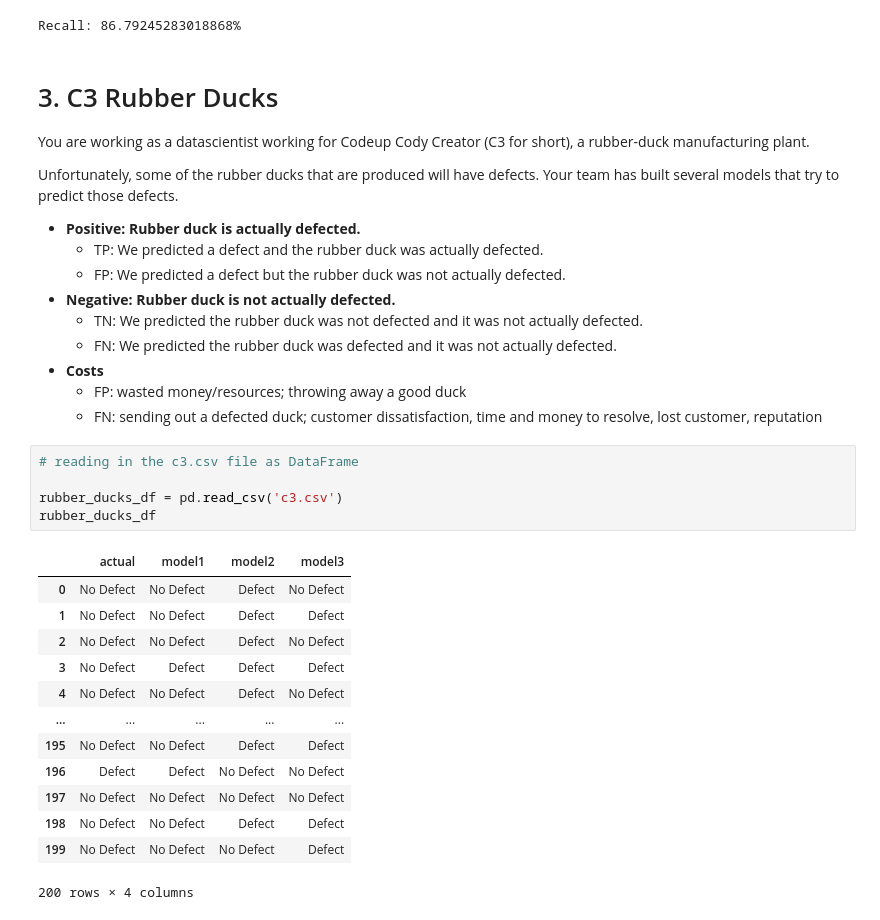
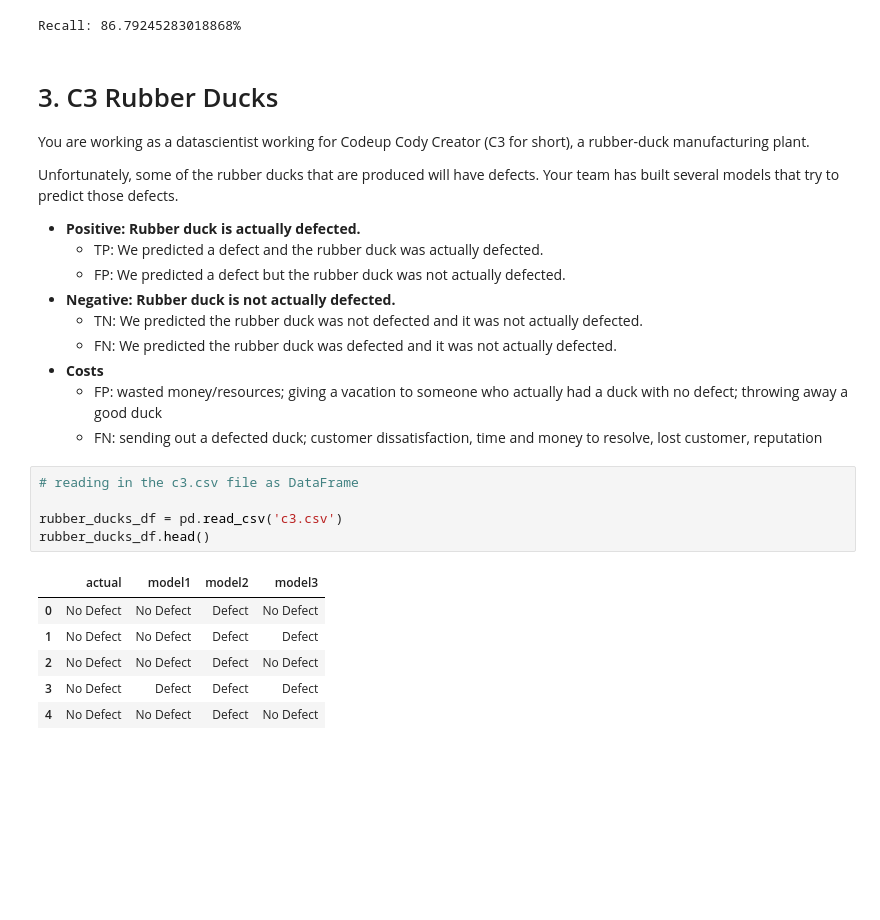
Before and after one commit to Jonessn22/classification-exercises, a Jupyter notebook: 05b. evaluation_exercises.ipynb, the cells around one changed output. Drawn from its saved outputs; the diff is of its cells as text; blank space fills up the shorter version.

```diff
--- a/05b. evaluation_exercises.ipynb
+++ b/05b. evaluation_exercises.ipynb
@@ -104,24 +104,17 @@ Unfortunately, some of the rubber ducks that are produced will have defects. You
     - TN: We predicted the rubber duck was not defected and it was not actually defected.
     - FN: We predicted the rubber duck was defected and it was not actually defected.
 - <b>Costs</b>
-    - FP: wasted money/resources; throwing away a good duck
+    - FP: wasted money/resources; giving a vacation to someone who actually had a duck with no defect; throwing away a good duck
     - FN: sending out a defected duck; customer dissatisfaction, time and money to resolve, lost customer, reputation
 # %%
 # reading in the c3.csv file as DataFrame
 
 rubber_ducks_df = pd.read_csv('c3.csv')
-rubber_ducks_df
+rubber_ducks_df.head()
 # %% [output]
 |  | actual | model1 | model2 | model3 |
 | 0 | No Defect | No Defect | Defect | No Defect |
 | 1 | No Defect | No Defect | Defect | Defect |
 | 2 | No Defect | No Defect | Defect | No Defect |
 | 3 | No Defect | Defect | Defect | Defect |
 | 4 | No Defect | No Defect | Defect | No Defect |
-| ... | ... | ... | ... | ... |
-| 195 | No Defect | No Defect | Defect | Defect |
-| 196 | Defect | Defect | No Defect | No Defect |
-| 197 | No Defect | No Defect | No Defect | No Defect |
-| 198 | No Defect | No Defect | Defect | Defect |
-| 199 | No Defect | No Defect | No Defect | Defect |
-200 rows × 4 columns
```
Also changed, not shown: parts of 23 cells of this notebook, 9 other files.
